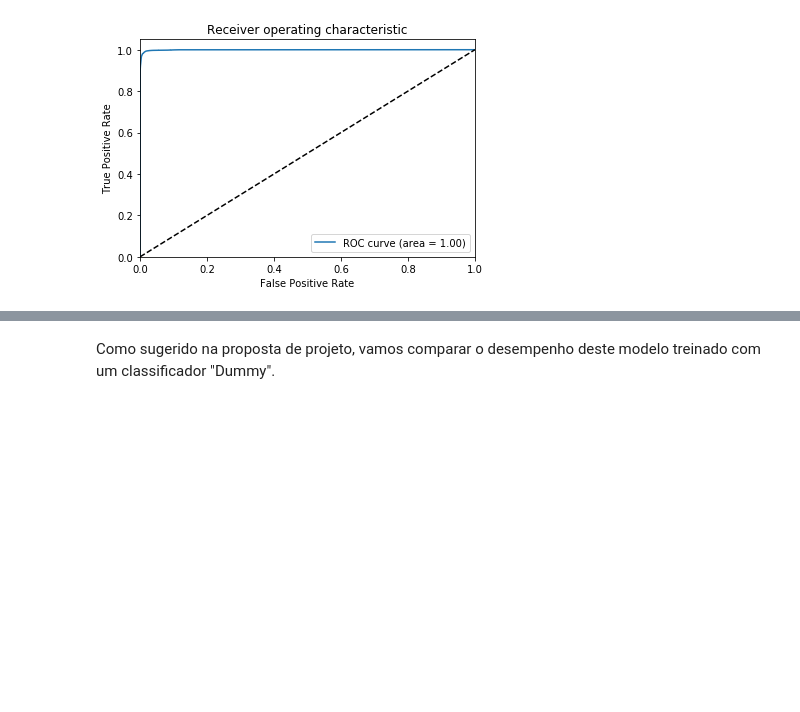
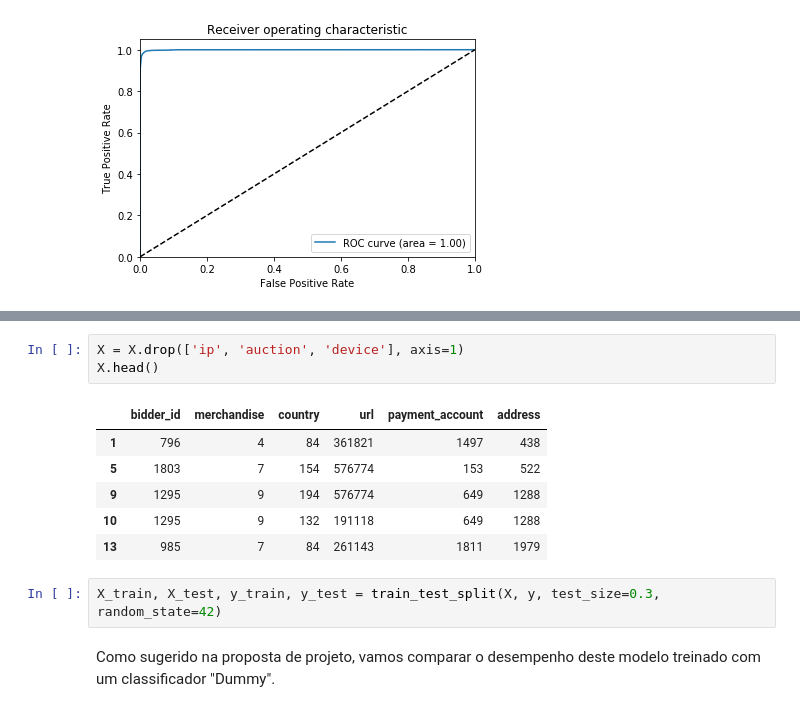
Before and after one commit to rafaelnovello/Machine-Learning-Nanodegree, a Jupyter notebook: 5-Capstone-Project/Project/Facebook-Human-Robot.ipynb, the cells around one changed output, grey strips where cells are left out. Cells and saved outputs as stored; diff of their text form; blank space fills up the shorter version.

```diff
--- a/5-Capstone-Project/Project/Facebook-Human-Robot.ipynb
+++ b/5-Capstone-Project/Project/Facebook-Human-Robot.ipynb
@@ -280,3 +285,15 @@ Aparentemente o modelo treinado para nos informar as variáveis mais importantes
+# %%
+X = X.drop(['ip', 'auction', 'device'], axis=1)
+X.head()
+# %% [output]
+|  | bidder_id | merchandise | country | url | payment_account | address |
+| 1 | 796 | 4 | 84 | 361821 | 1497 | 438 |
+| 5 | 1803 | 7 | 154 | 576774 | 153 | 522 |
+| 9 | 1295 | 9 | 194 | 576774 | 649 | 1288 |
+| 10 | 1295 | 9 | 132 | 191118 | 649 | 1288 |
+| 13 | 985 | 7 | 84 | 261143 | 1811 | 1979 |
+# %%
+X_train, X_test, y_train, y_test = train_test_split(X, y, test_size=0.3, random_state=42)
 # %% [markdown]
 Como sugerido na proposta de projeto, vamos comparar o desempenho deste modelo treinado com um classificador "Dummy".
 # %%
```
Also changed, not shown: parts of 8 cells of this notebook, 1 other file.
